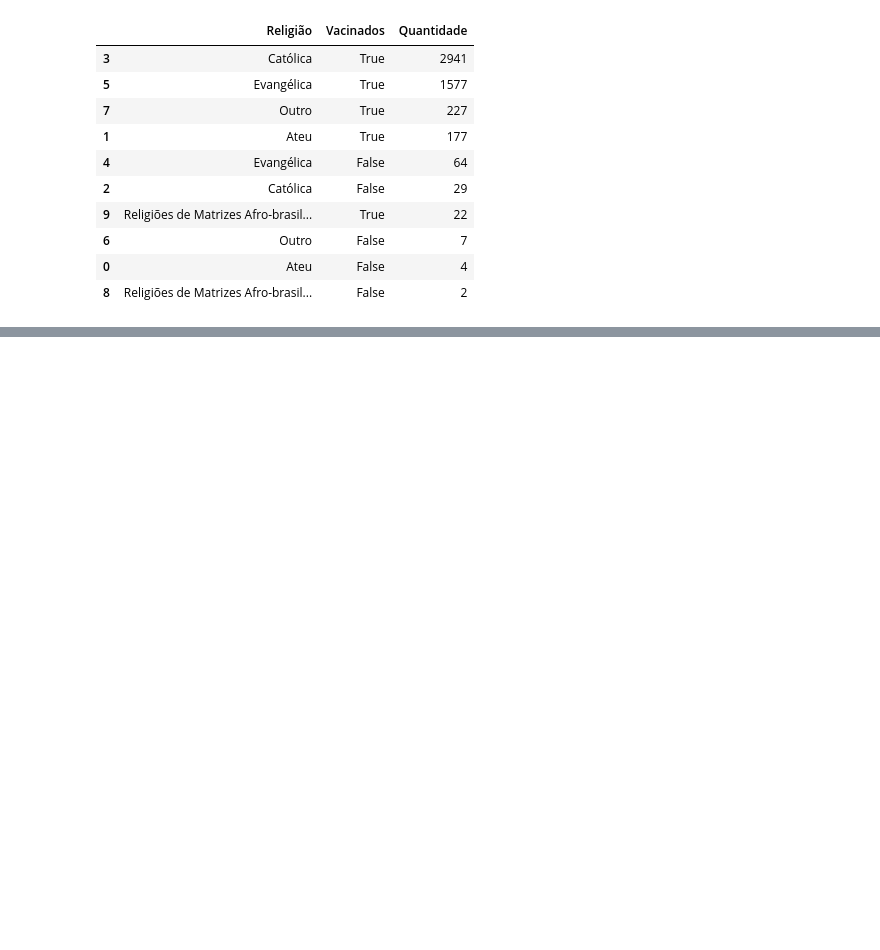
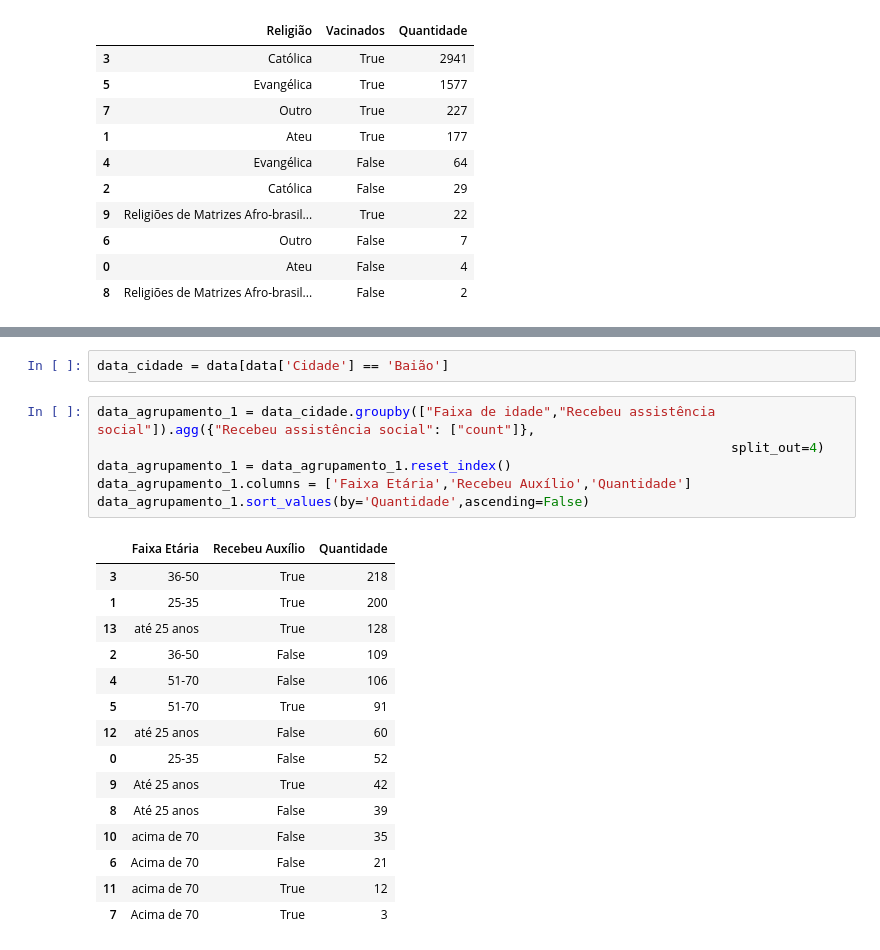
Before and after one commit to eltonsarmanho/monitoraTocantis, a Jupyter notebook: knowingData.ipynb, the cells around one changed output, grey strips where cells are left out. Saved outputs shown, nothing was run; the diff lists cells and outputs as text; blank space fills up the shorter version.

```diff
--- a/knowingData.ipynb
+++ b/knowingData.ipynb
@@ -358,3 +367,27 @@ fig.update_layout(
 fig.show()
 # %% [output]
 [interactive output not drawn]
+# %%
+data_cidade = data[data['Cidade'] == 'Baião']
+# %%
+data_agrupamento_1 = data_cidade.groupby(["Faixa de idade","Recebeu assistência social"]).agg({"Recebeu assistência social": ["count"]},
+                                                                                 split_out=4)
+data_agrupamento_1 = data_agrupamento_1.reset_index()
+data_agrupamento_1.columns = ['Faixa Etária','Recebeu Auxílio','Quantidade']
+data_agrupamento_1.sort_values(by='Quantidade',ascending=False)
+# %% [output]
+|  | Faixa Etária | Recebeu Auxílio | Quantidade |
+| 3 | 36-50 | True | 218 |
+| 1 | 25-35 | True | 200 |
+| 13 | até 25 anos | True | 128 |
+| 2 | 36-50 | False | 109 |
+| 4 | 51-70 | False | 106 |
+| 5 | 51-70 | True | 91 |
+| 12 | até 25 anos | False | 60 |
+| 0 | 25-35 | False | 52 |
+| 9 | Até 25 anos | True | 42 |
+| 8 | Até 25 anos | False | 39 |
+| 10 | acima de 70 | False | 35 |
+| 6 | Acima de 70 | False | 21 |
+| 11 | acima de 70 | True | 12 |
+| 7 | Acima de 70 | True | 3 |
```
Also changed, not shown: parts of 25 cells of this notebook.
